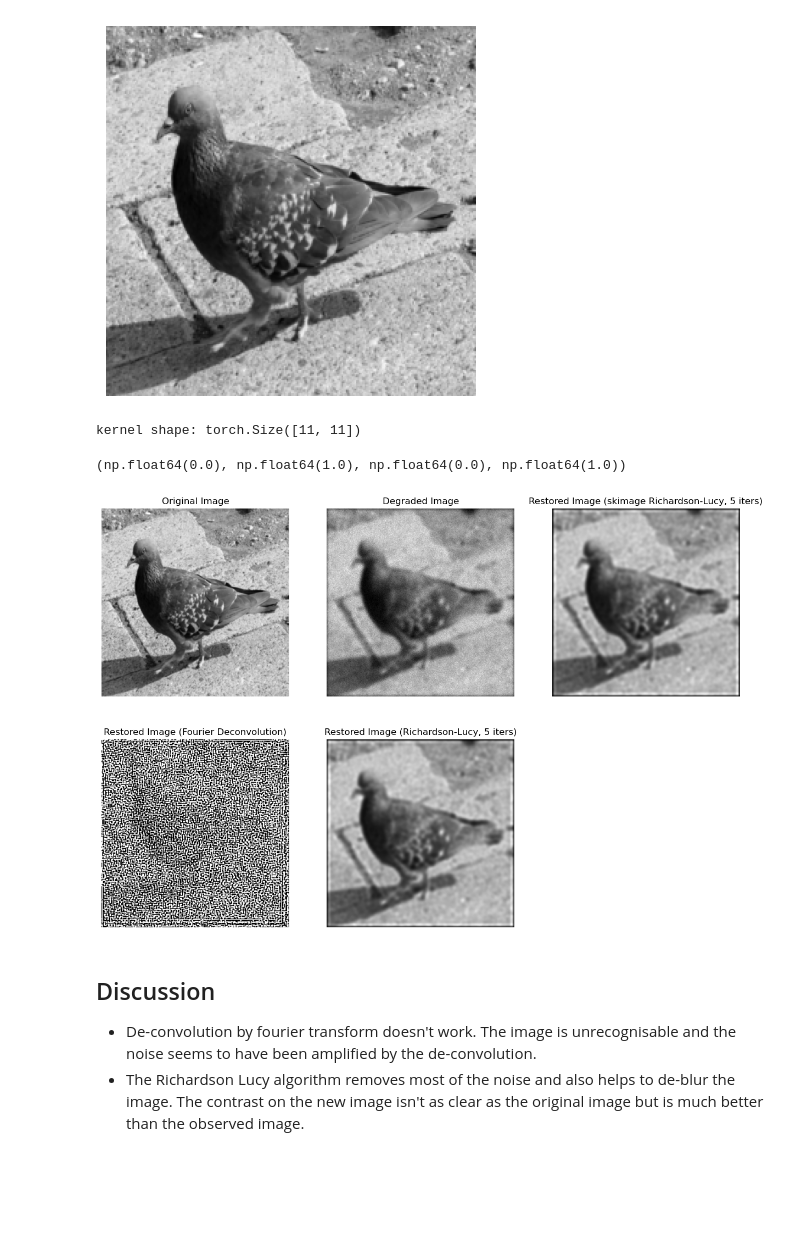
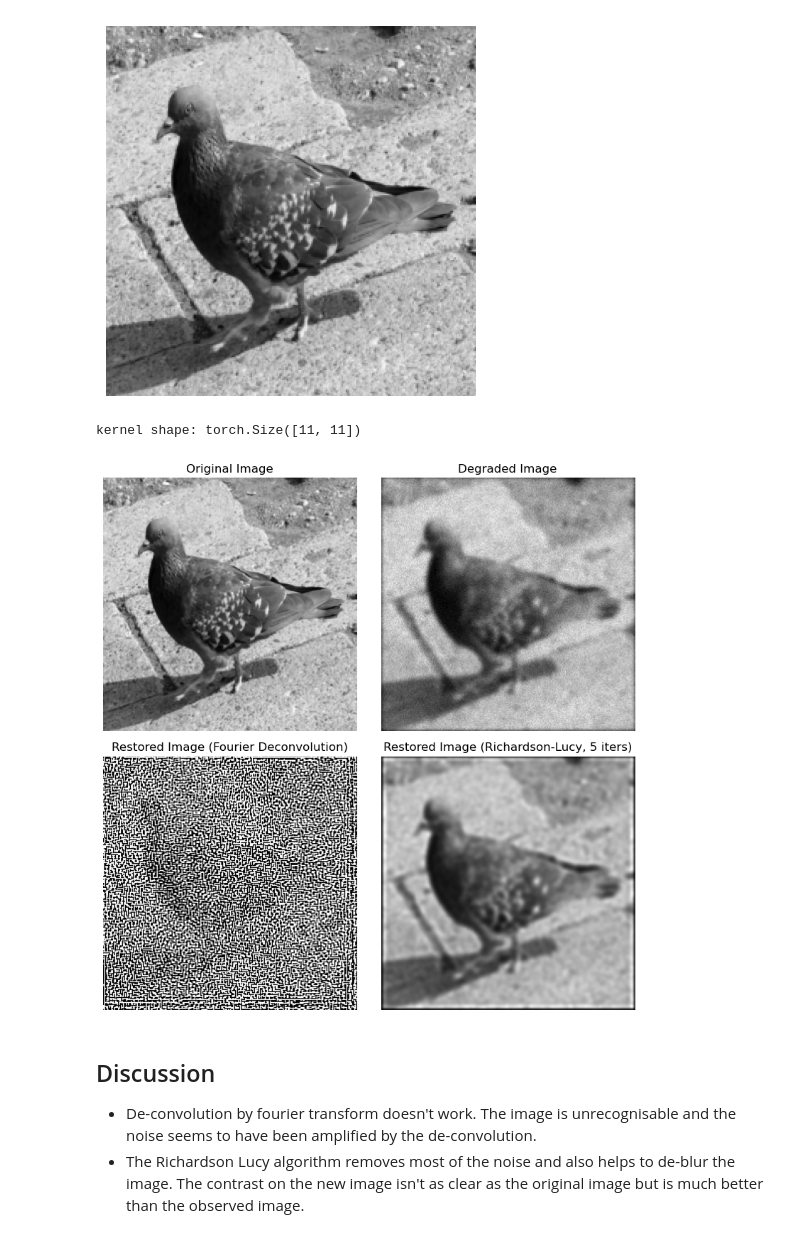
Before and after one commit to MalachiHibbins/Deconvolution-By-Machine-Learning, a Jupyter notebook: LabBook/Week3/1richardsonlucy.ipynb, the cells around one changed output. Drawn from its saved outputs; the diff is of its cells as text; code cells hidden in the pictures; blank space fills up the shorter version.

```diff
--- a/LabBook/Week3/1richardsonlucy.ipynb
+++ b/LabBook/Week3/1richardsonlucy.ipynb
@@ -58,40 +60,37 @@ plt.axis('off')
 from scipy.signal import convolve2d as conv2
 
 from skimage import color, data, restoration
 
 
 iters_rl = 5
 kernel = gaussian_normalised_kernel(size=11, sigma=2.0)
 blury_image = convolution(img_tensor, kernel)
 degraded_image = add_poisson_noise(blury_image, scale_factor=500)
 
 restored_image_ft = deconvolution(degraded_image, kernel)
 restored_image_rl30 = richardson_lucy(degraded_image, kernel, num_iters=iters_rl)
 restored_image_rlski = restoration.richardson_lucy(degraded_image.numpy(), kernel.numpy().squeeze(), num_iter=iters_rl)
 
 
 # Display the results
-figs, axs = plt.subplots(2, 3, figsize=(15,10))
+fig, axs = plt.subplots(2, 2, figsize=(8,8))
 axs[0,0].imshow(img_tensor, cmap='gray')
 axs[0,0].set_title('Original Image')
 axs[0,0].axis('off')
 axs[0,1].imshow(degraded_image, cmap='gray')
 axs[0,1].set_title('Degraded Image')
 axs[0,1].axis('off')
 axs[1,0].imshow(restored_image_ft, cmap='gray')
 axs[1,0].set_title('Restored Image (Fourier Deconvolution)')
 axs[1,0].axis('off')
 axs[1,1].imshow(restored_image_rl30, cmap='gray')
 axs[1,1].set_title(f'Restored Image (Richardson-Lucy, {iters_rl} iters)')
 axs[1,1].axis('off')
-axs[0,2].imshow(restored_image_rlski, cmap='gray')
-axs[0,2].set_title(f'Restored Image (skimage Richardson-Lucy, {iters_rl} iters)')
-axs[0,2].axis('off')
-axs[1,2].axis('off')
+
+fig.tight_layout()
 # %% [output]
 kernel shape: torch.Size([11, 11])
-(np.float64(0.0), np.float64(1.0), np.float64(0.0), np.float64(1.0))
-[figure, old version]
+[figure, new version]
 # %% [markdown]
 ## Discussion
 
```
Also changed, not shown: parts of 1 cell of this notebook, 43 other files.
